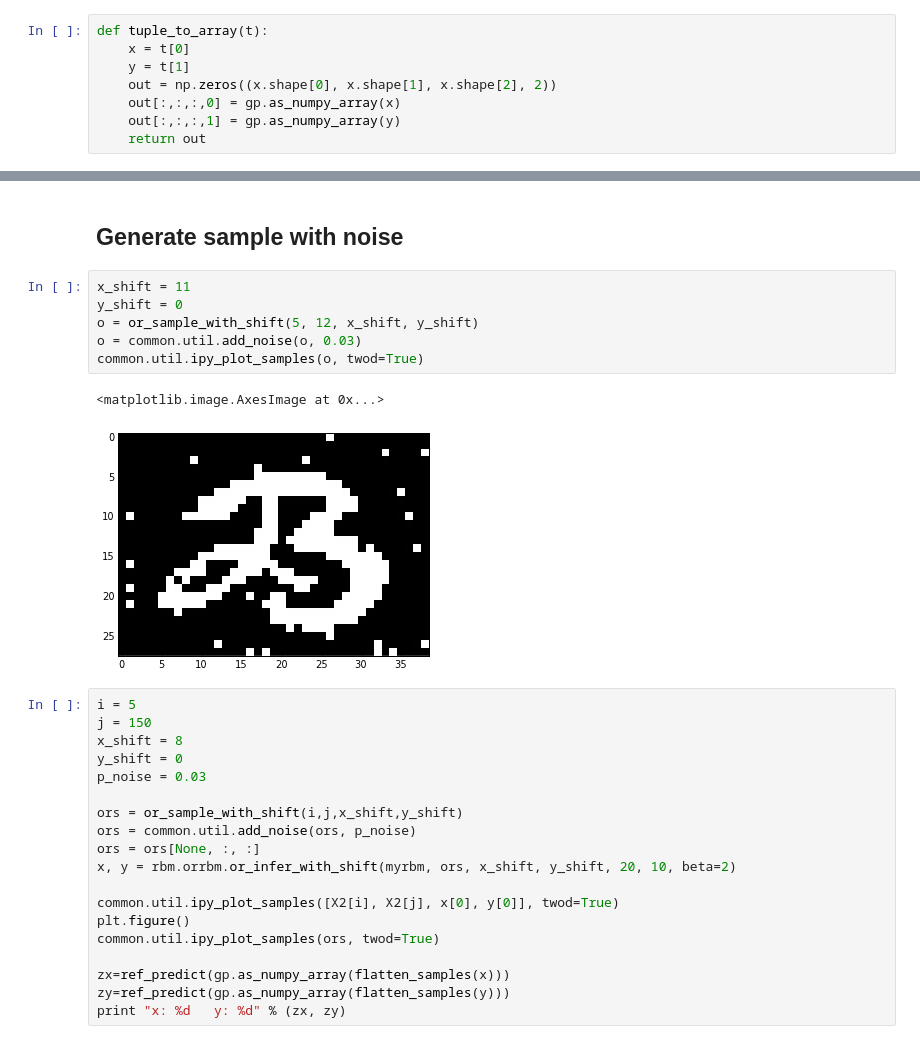
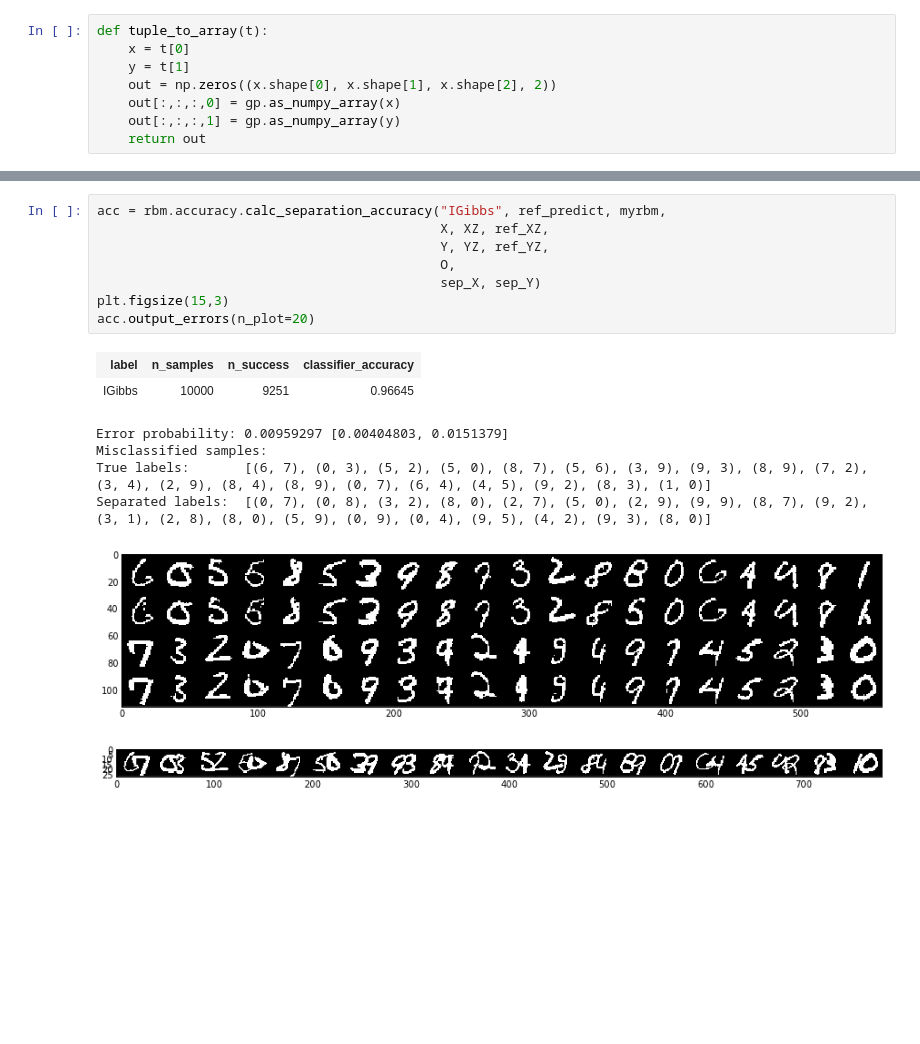
Before and after one commit to surban/ml, a Jupyter notebook: notebooks/orrbm-shift-statistic.ipynb, the cells around one changed output, grey strips where cells are left out. Saved outputs shown, nothing was run; the diff lists cells and outputs as text; blank space fills up the shorter version.

```diff
--- a/notebooks/orrbm-shift-statistic.ipynb
+++ b/notebooks/orrbm-shift-statistic.ipynb
@@ -197,30 +109,17 @@ common.util.ipy_plot_samples(xi, samples_force=xf, twod=True)
-# %% [markdown]
-## Generate sample with noise
-# %%
-x_shift = 11
-y_shift = 0
-o = or_sample_with_shift(5, 12, x_shift, y_shift)
-o = common.util.add_noise(o, 0.03)
-common.util.ipy_plot_samples(o, twod=True)
-# %% [output]
-<matplotlib.image.AxesImage at 0x...>
-[figure, removed]
-# %%
-i = 5
-j = 150
-x_shift = 8
-y_shift = 0
-p_noise = 0.03
-
-ors = or_sample_with_shift(i,j,x_shift,y_shift)
-ors = common.util.add_noise(ors, p_noise)
-ors = ors[None, :, :]
-x, y = rbm.orrbm.or_infer_with_shift(myrbm, ors, x_shift, y_shift, 20, 10, beta=2)
-
-common.util.ipy_plot_samples([X2[i], X2[j], x[0], y[0]], twod=True)
-plt.figure()
-common.util.ipy_plot_samples(ors, twod=True)
-
-zx=ref_predict(gp.as_numpy_array(flatten_samples(x)))
-zy=ref_predict(gp.as_numpy_array(flatten_samples(y)))
-print "x: %d   y: %d" % (zx, zy)
+# %%
+acc = rbm.accuracy.calc_separation_accuracy("IGibbs", ref_predict, myrbm,
+                                            X, XZ, ref_XZ,
+                                            Y, YZ, ref_YZ,
+                                            O,
+                                            sep_X, sep_Y)
+plt.figsize(15,3)
+acc.output_errors(n_plot=20)
+# %% [output]
+| label | n_samples | n_success | classifier_accuracy |
+| IGibbs | 10000 | 9251 | 0.96645 |
+Error probability: 0.00959297 [0.00404803, 0.0151379]
+Misclassified samples:
+True labels:       [(6, 7), (0, 3), (5, 2), (5, 0), (8, 7), (5, 6), (3, 9), (9, 3), (8, 9), (7, 2), (3, 4), (2, 9), (8, 4), (8, 9), (0, 7), (6, 4), (4, 5), (9, 2), (8, 3), (1, 0)]
+Separated labels:  [(0, 7), (0, 8), (3, 2), (8, 0), (2, 7), (5, 0), (2, 9), (9, 9), (8, 7), (9, 2), (3, 1), (2, 8), (8, 0), (5, 9), (0, 9), (0, 4), (9, 5), (4, 2), (9, 3), (8, 0)]
+[figure, added]
+[figure, added]
```
Also changed, not shown: parts of 16 cells of this notebook, 1 other file.
